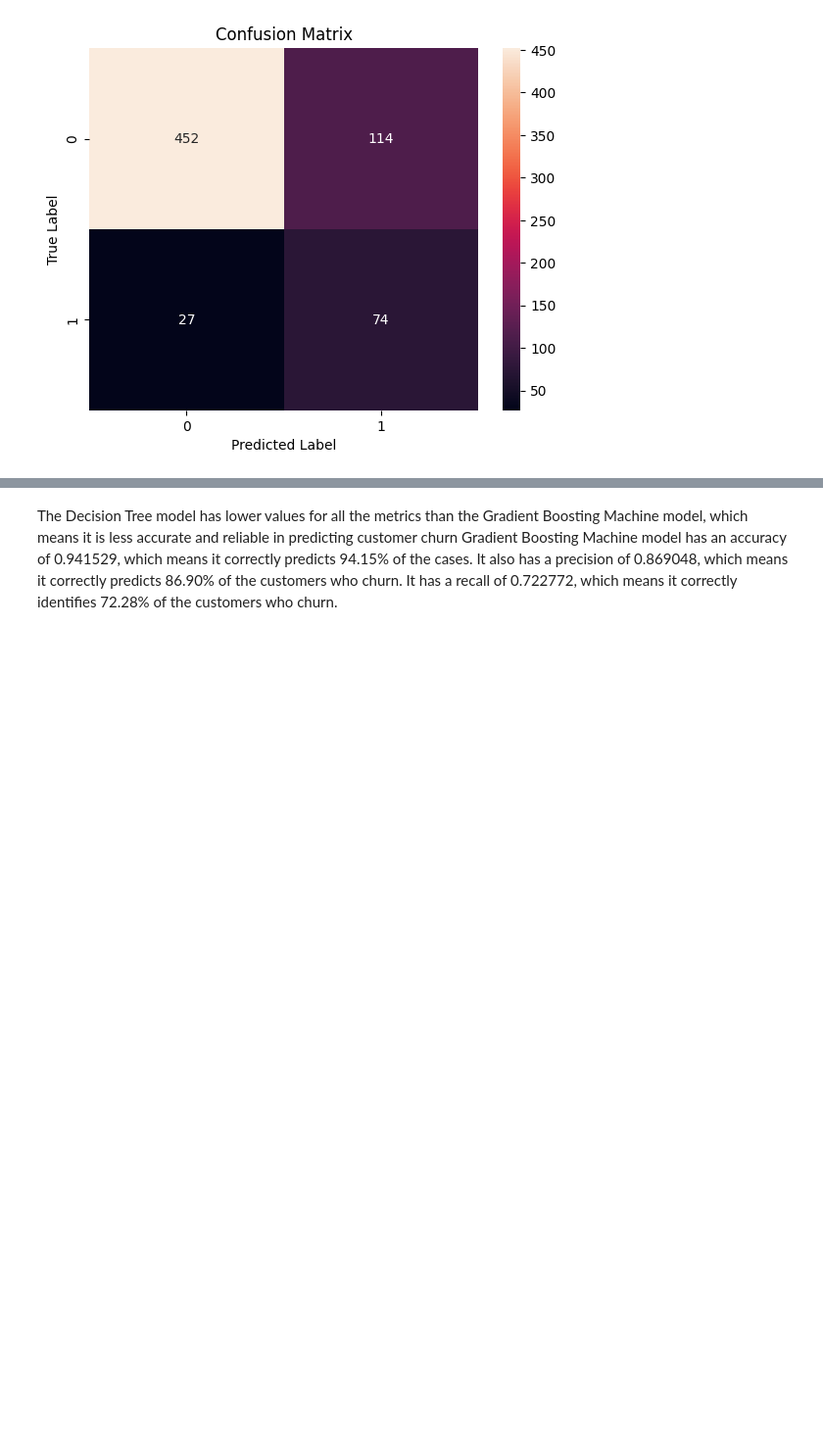
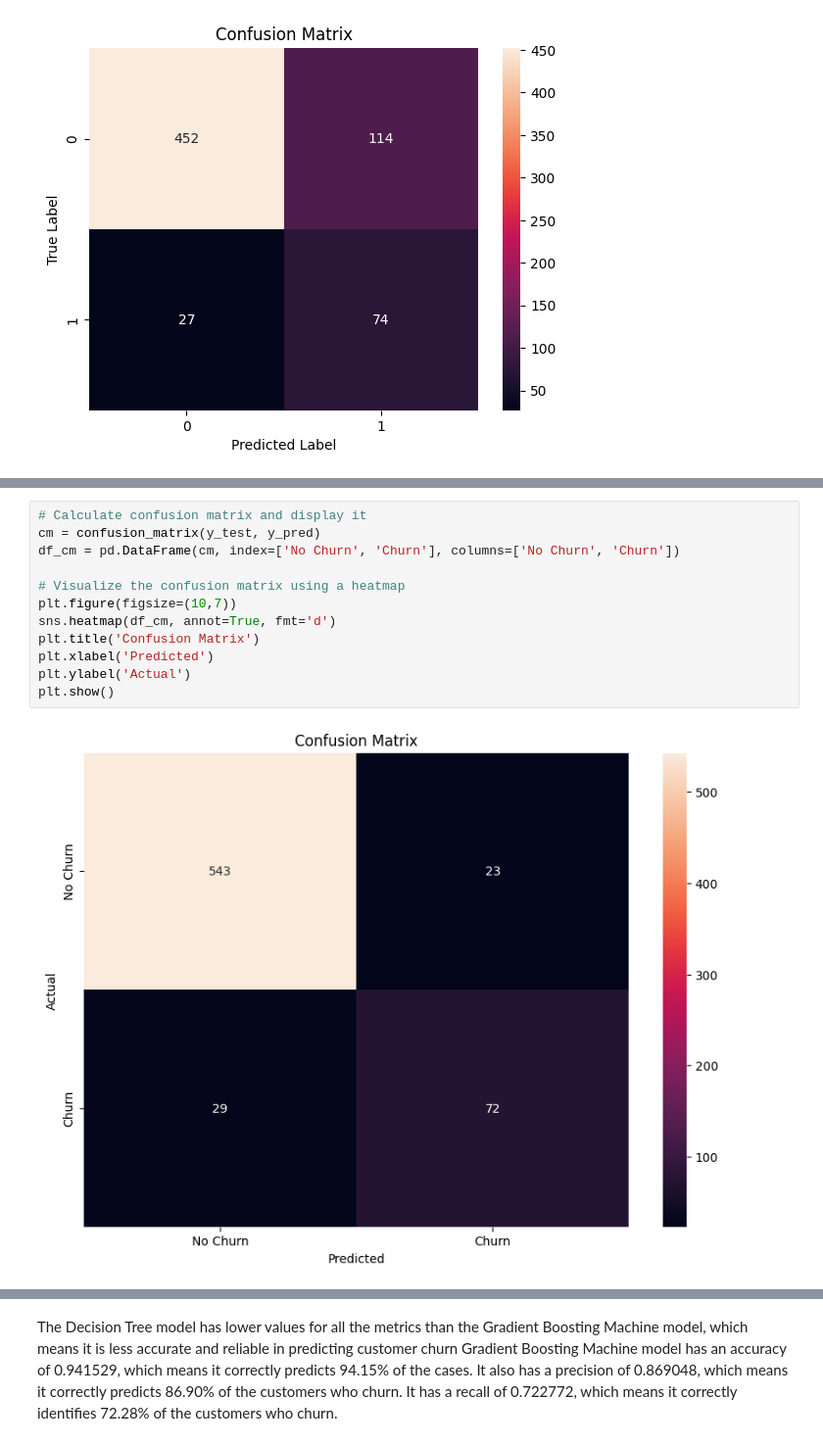
Before and after one commit to cynthiajepkogei/project-phase-3, a Jupyter notebook: notebook.ipynb, the cells around one changed output, grey strips where cells are left out. Shown: that part at 98% size. Saved outputs shown, nothing was run; the diff lists cells and outputs as text; blank space fills up the shorter version.

```diff
--- a/notebook.ipynb
+++ b/notebook.ipynb
@@ -498,0 +520,14 @@ The model has performed quite well in predicting customer churn.However, there
+# %%
+# Calculate confusion matrix and display it
+cm = confusion_matrix(y_test, y_pred)
+df_cm = pd.DataFrame(cm, index=['No Churn', 'Churn'], columns=['No Churn', 'Churn'])
+
+# Visualize the confusion matrix using a heatmap
+plt.figure(figsize=(10,7))
+sns.heatmap(df_cm, annot=True, fmt='d')
+plt.title('Confusion Matrix')
+plt.xlabel('Predicted')
+plt.ylabel('Actual')
+plt.show()
+# %% [output]
+[figure, added]
```
Also changed, not shown: parts of 16 cells of this notebook.
